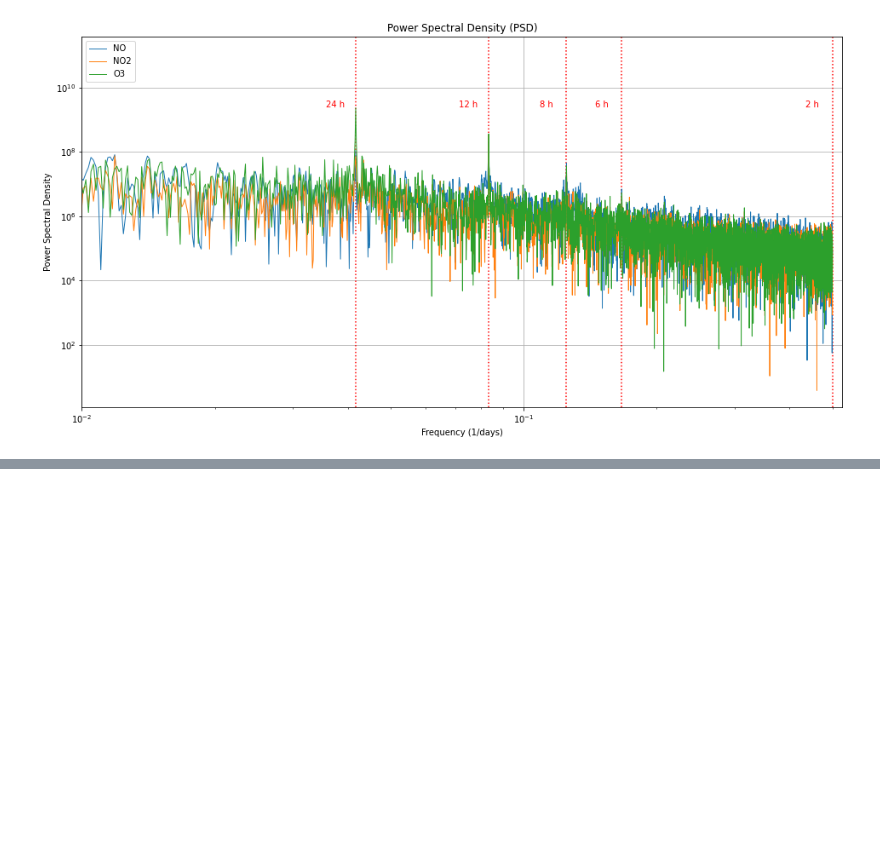
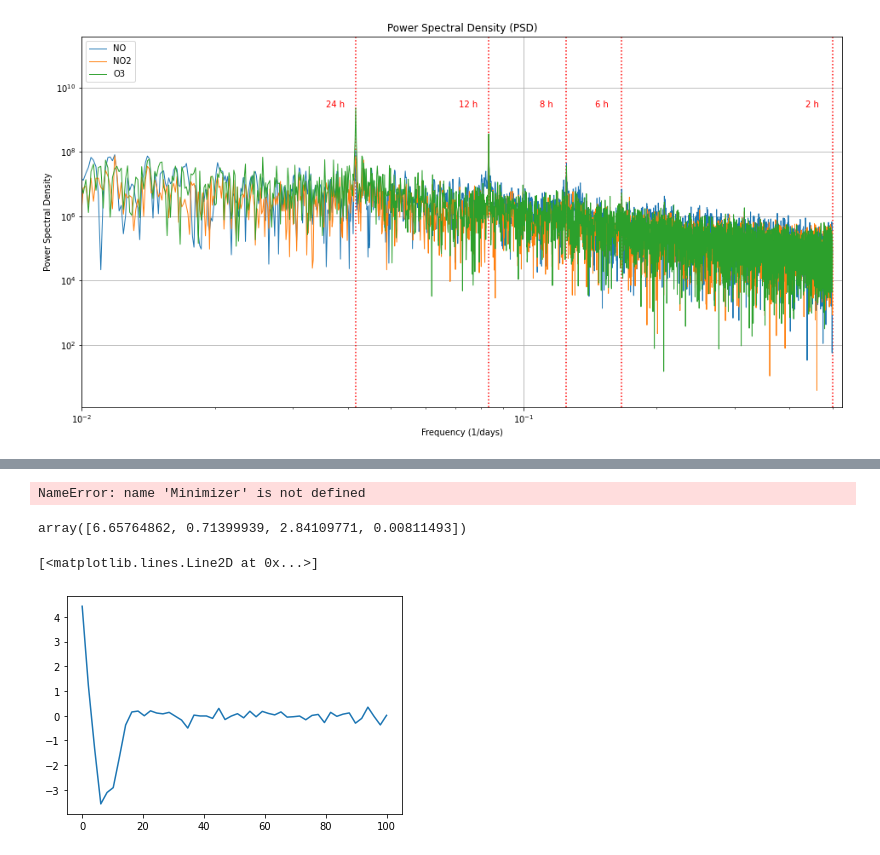
Before and after one commit to nx1/clear_skies, a Jupyter notebook: notebooks/exploratory.ipynb, the cells around one changed output, grey strips where cells are left out. Cells and saved outputs as stored; diff of their text form; code cells hidden in the pictures; blank space fills up the shorter version.

```diff
--- a/notebooks/exploratory.ipynb
+++ b/notebooks/exploratory.ipynb
@@ -158,0 +246,4 @@ df_numeric
+# %%
+minner = Minimizer(fcn2min, params, fcn_args=(x, data))
+# %% [output]
+NameError: name 'Minimizer' is not defined
@@ -158,0 +263,23 @@ df_numeric
+# %%
+from numpy import linspace, random
+from scipy.optimize import leastsq
+
+# generate synthetic data with noise
+x = linspace(0, 100)
+noise = random.normal(size=x.size, scale=0.2)
+data = 7.5 * sin(x*0.22 + 2.5) * exp(-x*x*0.01) + noise
+
+# generate experimental uncertainties
+uncertainty = abs(0.16 + random.normal(size=x.size, scale=0.05))
+
+variables = [10.0, 0.2, 3.0, 0.007]
+out = leastsq(residual, variables, args=(x, data, uncertainty))
+# %%
+out[0]
+# %% [output]
+array([6.65764862, 0.71399939, 2.84109771, 0.00811493])
+# %%
+plt.plot(x,data)
+# %% [output]
+[<matplotlib.lines.Line2D at 0x...>]
+[figure, added]
```
Also changed, not shown: parts of 12 cells of this notebook, 1 other file.
